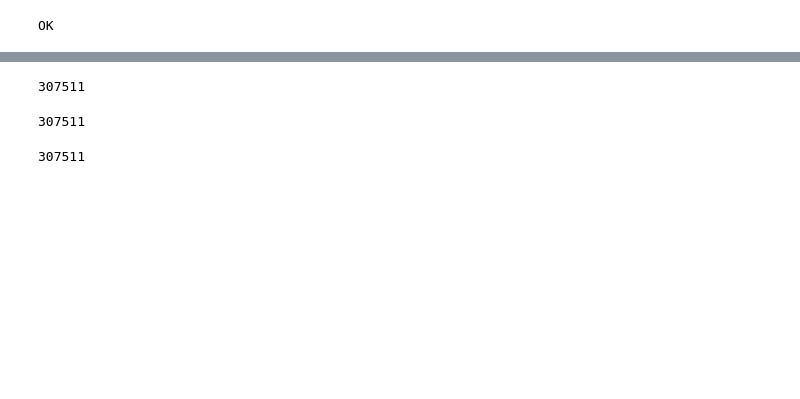
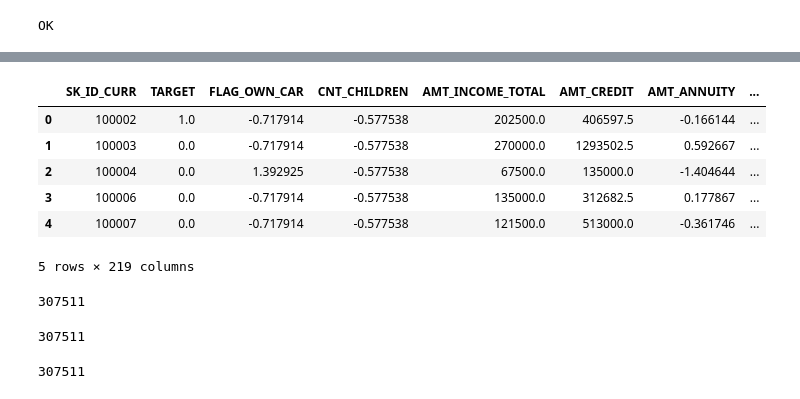
Before and after one commit to nekonabesan/kaggle_study, a Jupyter notebook: hcdr/joint_submit_xgb.ipynb, the cells around one changed output, grey strips where cells are left out. Saved outputs shown, nothing was run; the diff lists cells and outputs as text; code cells hidden in the pictures; blank space fills up the shorter version.

```diff
--- a/hcdr/joint_submit_xgb.ipynb
+++ b/hcdr/joint_submit_xgb.ipynb
@@ -65,9 +102,18 @@ hc_only_consumer_test = pd.read_csv('./home-credit-default-risk/exports/hc_only_
 # %%
 columns = ['TARGET']
 hc_br_train.drop(columns, axis=1, inplace=True)
-hc_only_cash_train.drop(columns, axis=1, inplace=True)
-hc_only_revo_train.drop(columns, axis=1, inplace=True)
-hc_only_consumer_train.drop(columns, axis=1, inplace=True)
+hc_only_cash_cash_train.drop(columns, axis=1, inplace=True)
+hc_only_rev_cons_train.drop(columns, axis=1, inplace=True)
+#hc_only_consumer_train.drop(columns, axis=1, inplace=True)
+app_train.head()
+# %% [output]
+|  | SK_ID_CURR | TARGET | FLAG_OWN_CAR | CNT_CHILDREN | AMT_INCOME_TOTAL | AMT_CREDIT | AMT_ANNUITY | ... |
+| 0 | 100002 | 1.0 | -0.717914 | -0.577538 | 202500.0 | 406597.5 | -0.166144 | ... |
+| 1 | 100003 | 0.0 | -0.717914 | -0.577538 | 270000.0 | 1293502.5 | 0.592667 | ... |
+| 2 | 100004 | 0.0 | 1.392925 | -0.577538 | 67500.0 | 135000.0 | -1.404644 | ... |
+| 3 | 100006 | 0.0 | -0.717914 | -0.577538 | 135000.0 | 312682.5 | 0.177867 | ... |
+| 4 | 100007 | 0.0 | -0.717914 | -0.577538 | 121500.0 | 513000.0 | -0.361746 | ... |
+5 rows × 219 columns
 # %%
 # trainへマージ
 app_train = pd.merge(app_train, hc_br_train, on='SK_ID_CURR', how='left')
```
Also changed, not shown: parts of 22 cells of this notebook, 34 other files.
